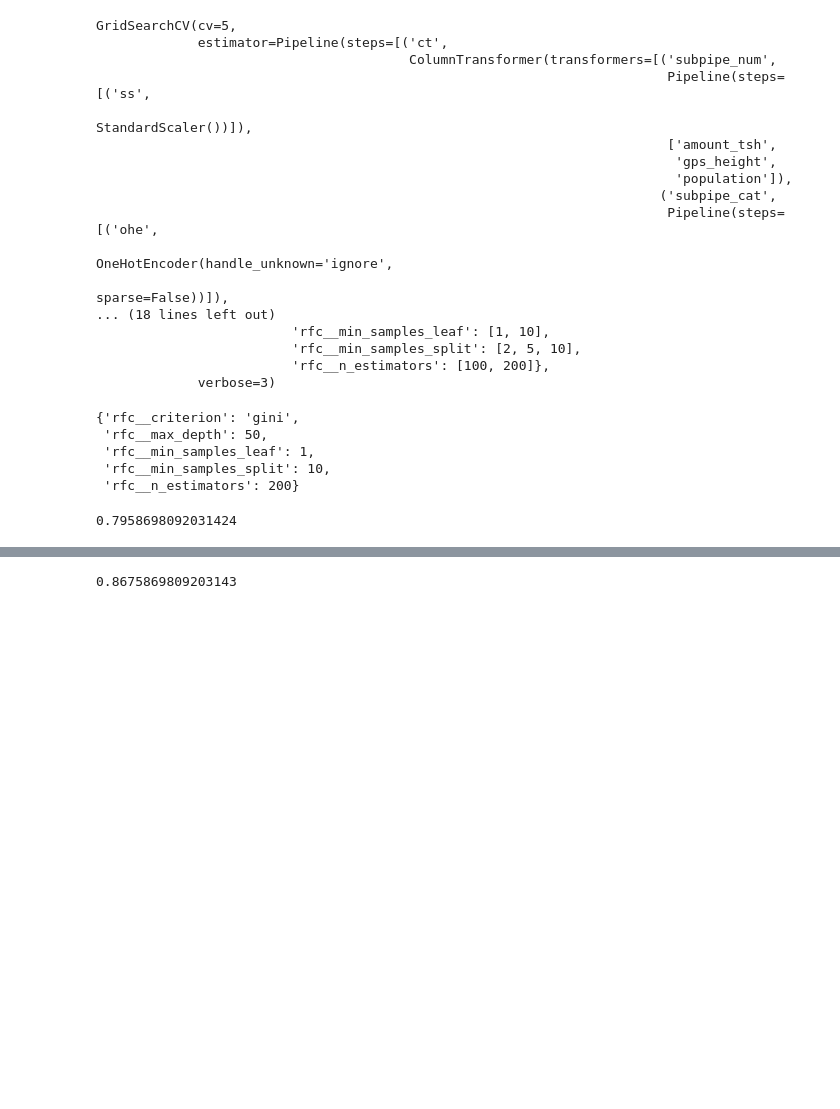
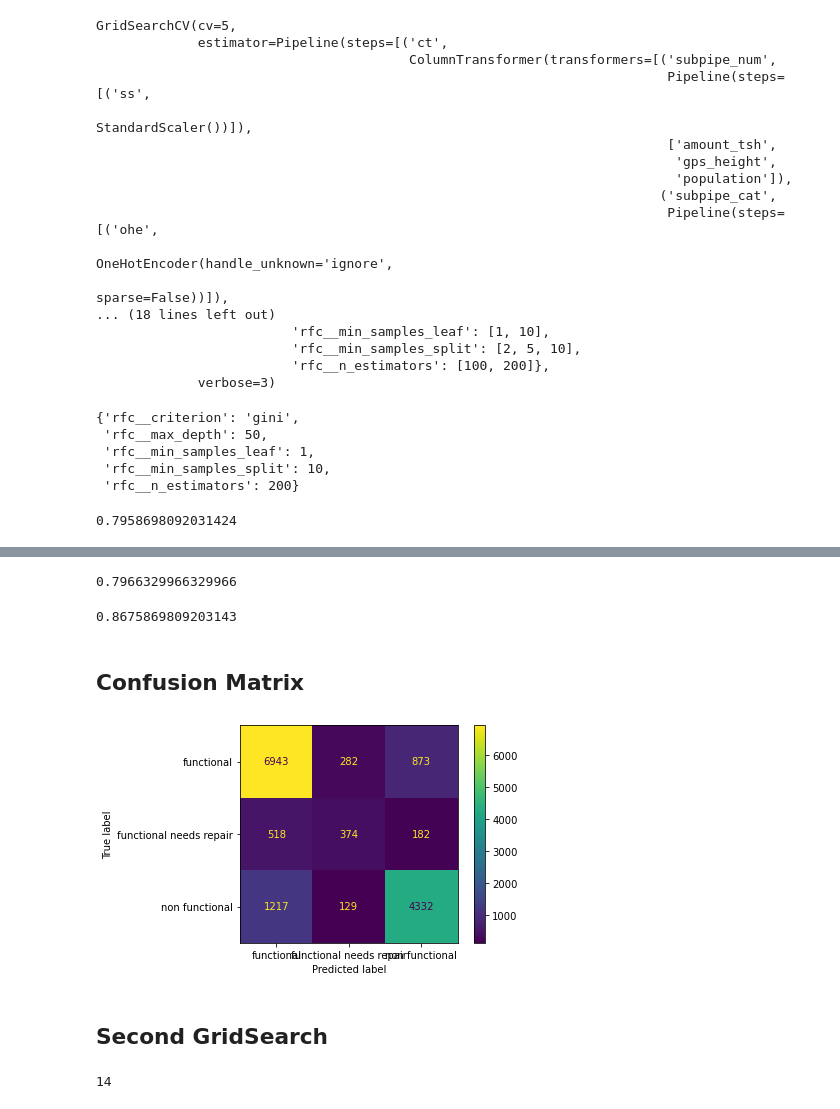
Before and after one commit to yuhkulele/Tanzanian-Water-Well-Status-Classification, a Jupyter notebook: notebooks_scratch/Yuhkai_modeling.ipynb, the cells around one changed output, grey strips where cells are left out. Cells and saved outputs as stored; diff of their text form; code cells hidden in the pictures; blank space fills up the shorter version.

```diff
--- a/notebooks_scratch/Yuhkai_modeling.ipynb
+++ b/notebooks_scratch/Yuhkai_modeling.ipynb
@@ -368,3 +371,11 @@ gs.best_params_
 gs.best_score_
 # %% [output]
 0.7958698092031424
+# %%
+rfc = RandomForestClassifier(n_estimators=200, criterion='gini', max_depth=50,
+                             min_samples_leaf=1, min_samples_split=10,
+                             random_state=42)
+first_GS_rfc = Pipeline(steps = [('ct', CT),
+                            ('rfc', rfc )])
+# %%
+first_GS_rfc.fit(X_train, y_train)
@@ -371,3 +405,7 @@ gs.best_score_
+# %%
+first_GS_rfc.score(X_test, y_test)
+# %% [output]
+0.7966329966329966
 # %%
 gs.score(X_train, y_train)
 # %% [output]
@@ -386,3 +424,9 @@ def GrabTypes(features, df):
     bool_df = df_features.select_dtypes(include='boolean')
     bool_cols = list(bool_df.columns)
     return (num_cols, cat_cols, bool_cols)
+# %% [markdown]
+## Confusion Matrix
+# %%
+plot_confusion_matrix(first_GS_rfc, X_test, y_test);
+# %% [output]
+[figure, added]
@@ -388,0 +435,8 @@ def GrabTypes(features, df):
+# %% [markdown]
+## Second GridSearch
+# %%
+second_features = ['amount_tsh', 'gps_height', 'basin', 'region', 'district_code', 'lga', 'population', 'management', 'extraction_type_class', 'payment',
+                   'quality_group', 'quantity', 'source_class', 'waterpoint_type']
+len(second_features)
+# %% [output]
+14
```
Also changed, not shown: parts of 77 cells of this notebook, 1 other file.
